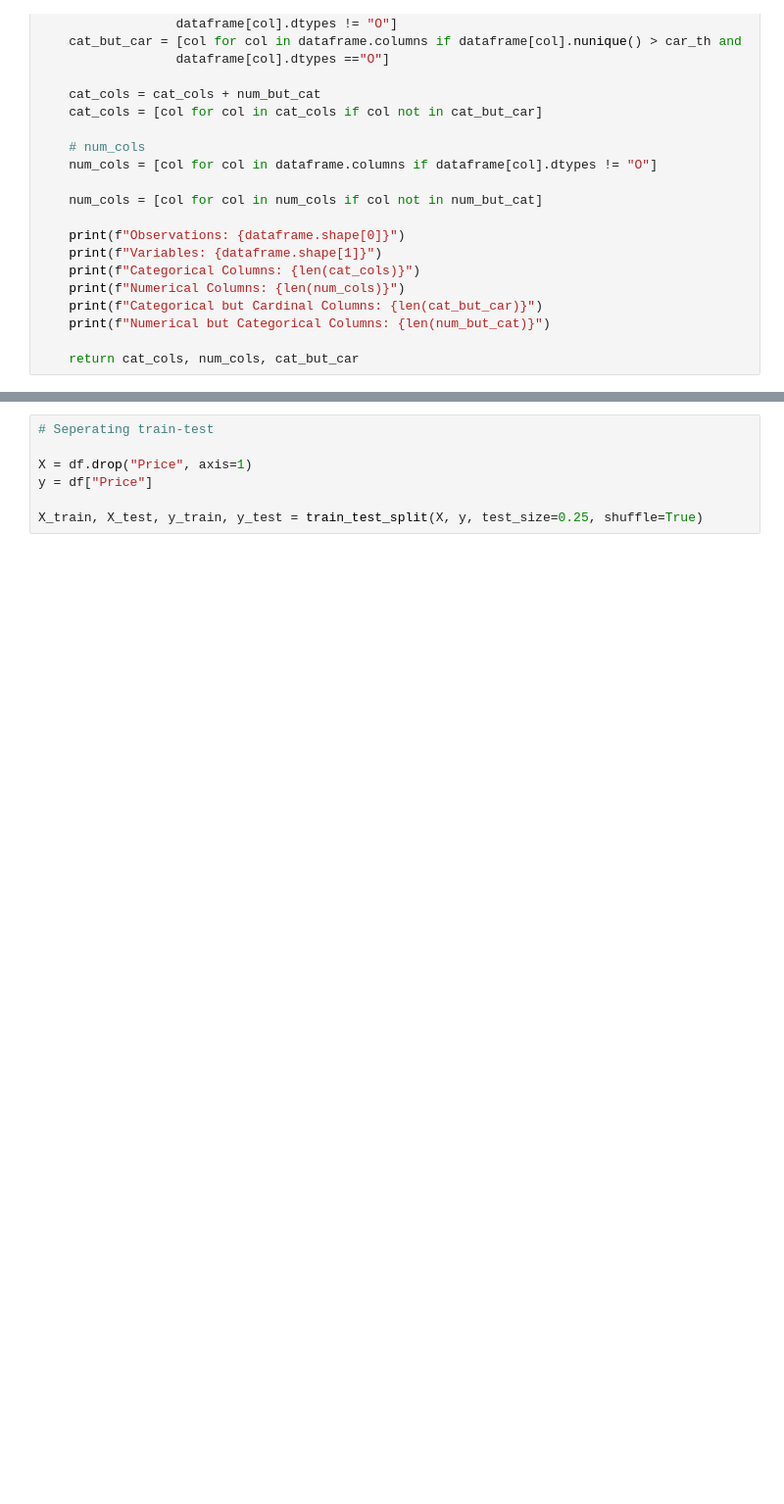
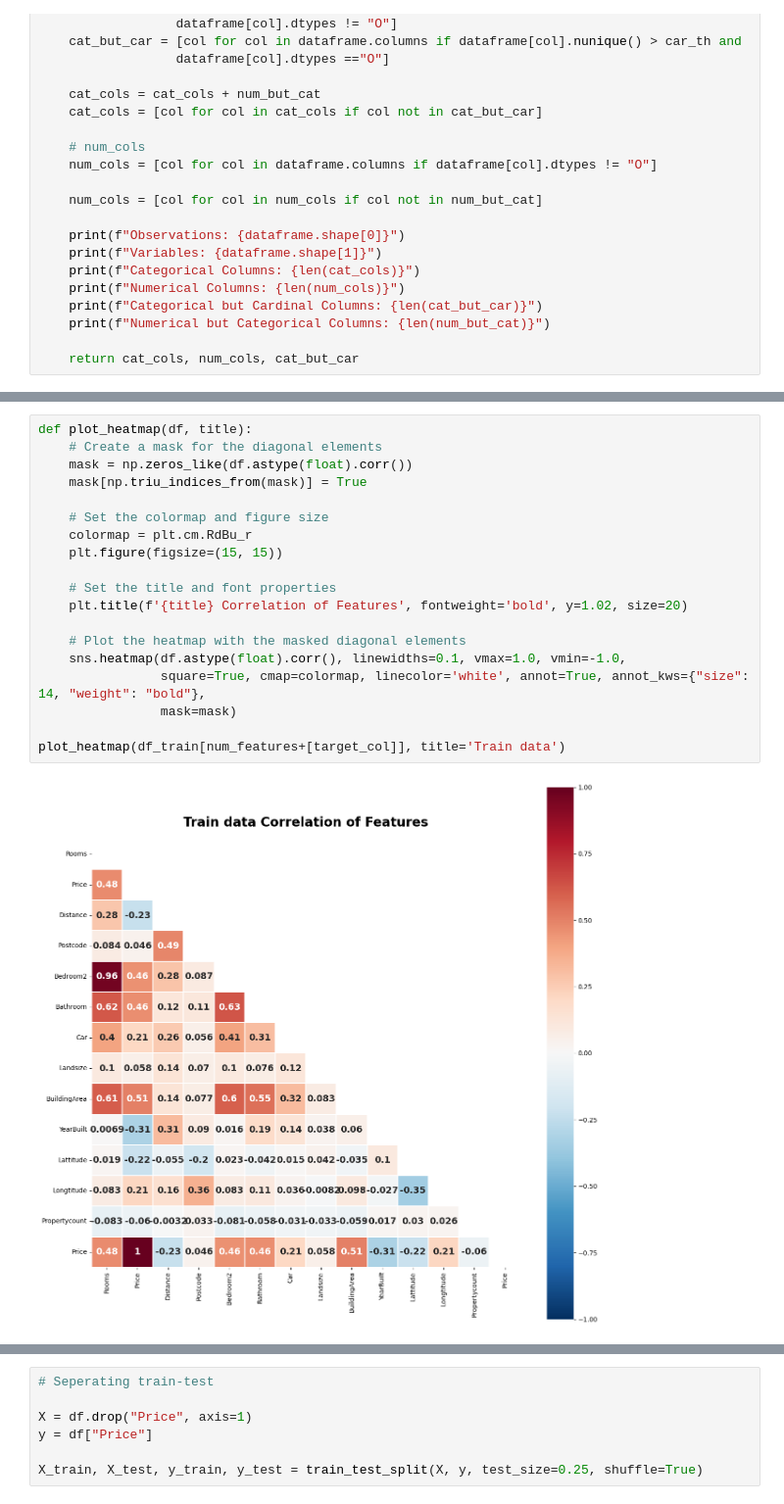
Before and after one commit to csargin/MELBOURNE_HOUSE_PRICES, a Jupyter notebook: melbourne.ipynb, the cells around one changed output, grey strips where cells are left out. Shown at 98% size. Cells and saved outputs as stored; diff of their text form; blank space fills up the shorter version.

```diff
--- a/melbourne.ipynb
+++ b/melbourne.ipynb
@@ -278,0 +313,21 @@ Date - have 35 unique values
+# %%
+def plot_heatmap(df, title):
+    # Create a mask for the diagonal elements
+    mask = np.zeros_like(df.astype(float).corr())
+    mask[np.triu_indices_from(mask)] = True
+
+    # Set the colormap and figure size
+    colormap = plt.cm.RdBu_r
+    plt.figure(figsize=(15, 15))
+
+    # Set the title and font properties
+    plt.title(f'{title} Correlation of Features', fontweight='bold', y=1.02, size=20)
+
+    # Plot the heatmap with the masked diagonal elements
+    sns.heatmap(df.astype(float).corr(), linewidths=0.1, vmax=1.0, vmin=-1.0,
+                square=True, cmap=colormap, linecolor='white', annot=True, annot_kws={"size": 14, "weight": "bold"},
+                mask=mask)
+
+plot_heatmap(df_train[num_features+[target_col]], title='Train data')
+# %% [output]
+[figure, added]
```
Also changed, not shown: parts of 33 cells of this notebook.
